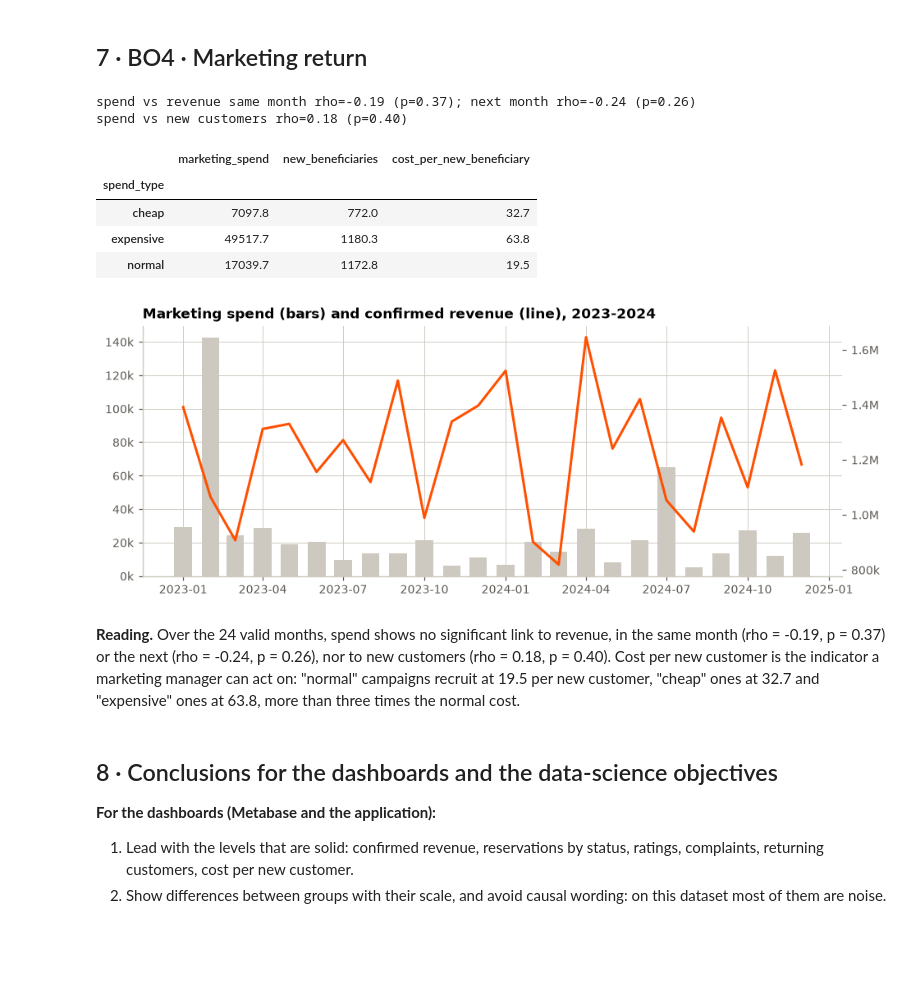
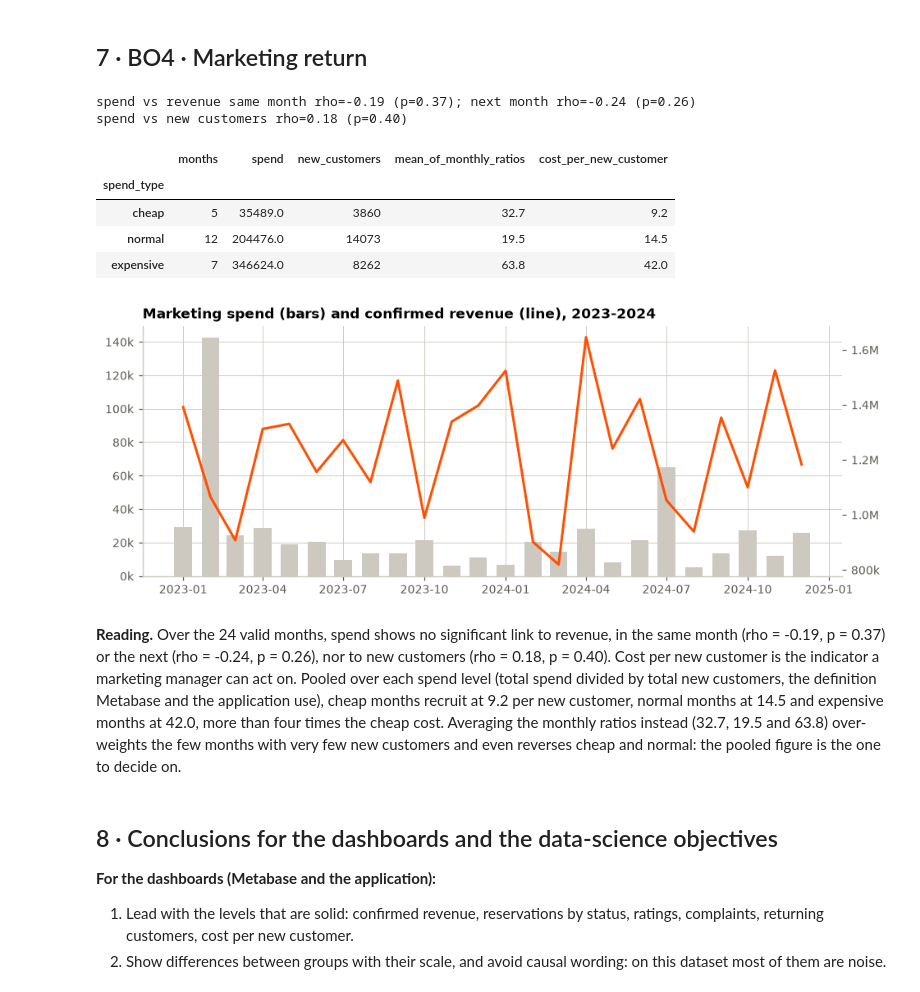
Before and after one commit to adriansalvadorekomo/EventZilla-BI-AI-Powered-Event-Analytics-Platform, a Jupyter notebook: analytics/eda.ipynb, the cells around one changed output. Drawn from its saved outputs; the diff is of its cells as text; code cells hidden in the pictures; blank space fills up the shorter version.

```diff
--- a/analytics/eda.ipynb
+++ b/analytics/eda.ipynb
@@ -363,31 +363,38 @@ highest in the North West, and are split evenly across the four subjects and bet
 # %%
 mk = q("select * from reporting.rpt_marketing_monthly order by month_start")
 fig, ax = plt.subplots()
 ax.bar(mk["month_start"], mk["marketing_spend"], width=20, color=HAIR, label="marketing spend")
 ax2 = ax.twinx(); ax2.grid(False)
 ax2.plot(mk["month_start"], mk["confirmed_revenue"], color=SIGNAL, lw=2, label="confirmed revenue")
 ax.yaxis.set_major_formatter(fmt_k); ax2.yaxis.set_major_formatter(fmt_k)
 ax.set_title("Marketing spend (bars) and confirmed revenue (line), 2023-2024")
 rho_now, p_now = stats.spearmanr(mk["marketing_spend"], mk["confirmed_revenue"])
 rho_lag, p_lag = stats.spearmanr(mk["marketing_spend"][:-1], mk["confirmed_revenue"][1:].values)
 rho_new, p_new = stats.spearmanr(mk["marketing_spend"], mk["new_beneficiaries"])
 print(f"spend vs revenue same month rho={rho_now:.2f} (p={p_now:.2f}); next month rho={rho_lag:.2f} (p={p_lag:.2f})")
 print(f"spend vs new customers rho={rho_new:.2f} (p={p_new:.2f})")
-mk.groupby("spend_type")[["marketing_spend", "new_beneficiaries", "cost_per_new_beneficiary"]].mean().round(1)
+by_level = mk.groupby("spend_type").agg(months=("month_start", "size"), spend=("marketing_spend", "sum"),
+                                        new_customers=("new_beneficiaries", "sum"),
+                                        mean_of_monthly_ratios=("cost_per_new_beneficiary", "mean"))
+by_level["cost_per_new_customer"] = by_level["spend"] / by_level["new_customers"]
+by_level.round(1).sort_values("cost_per_new_customer")
 # %% [output]
 spend vs revenue same month rho=-0.19 (p=0.37); next month rho=-0.24 (p=0.26)
 spend vs new customers rho=0.18 (p=0.40)
-|  | marketing_spend | new_beneficiaries | cost_per_new_beneficiary |
-| spend_type |  |  |  |
-| cheap | 7097.8 | 772.0 | 32.7 |
-| expensive | 49517.7 | 1180.3 | 63.8 |
-| normal | 17039.7 | 1172.8 | 19.5 |
+|  | months | spend | new_customers | mean_of_monthly_ratios | cost_per_new_customer |
+| spend_type |  |  |  |  |  |
+| cheap | 5 | 35489.0 | 3860 | 32.7 | 9.2 |
+| normal | 12 | 204476.0 | 14073 | 19.5 | 14.5 |
+| expensive | 7 | 346624.0 | 8262 | 63.8 | 42.0 |
 [figure]
 # %% [markdown]
 **Reading.** Over the 24 valid months, spend shows no significant link to revenue, in the same month
 (rho = -0.19, p = 0.37) or the next (rho = -0.24, p = 0.26), nor to new customers (rho = 0.18, p = 0.40). Cost
-per new customer is the indicator a marketing manager can act on: "normal" campaigns recruit at 19.5 per new
-customer, "cheap" ones at 32.7 and "expensive" ones at 63.8, more than three times the normal cost.
+per new customer is the indicator a marketing manager can act on. Pooled over each spend level (total spend
+divided by total new customers, the definition Metabase and the application use), cheap months recruit at 9.2
+per new customer, normal months at 14.5 and expensive months at 42.0, more than four times the cheap cost.
+Averaging the monthly ratios instead (32.7, 19.5 and 63.8) over-weights the few months with very few new
+customers and even reverses cheap and normal: the pooled figure is the one to decide on.
 # %% [markdown]
 ## 8 · Conclusions for the dashboards and the data-science objectives
 
```
Also changed, not shown: 7 other files.
